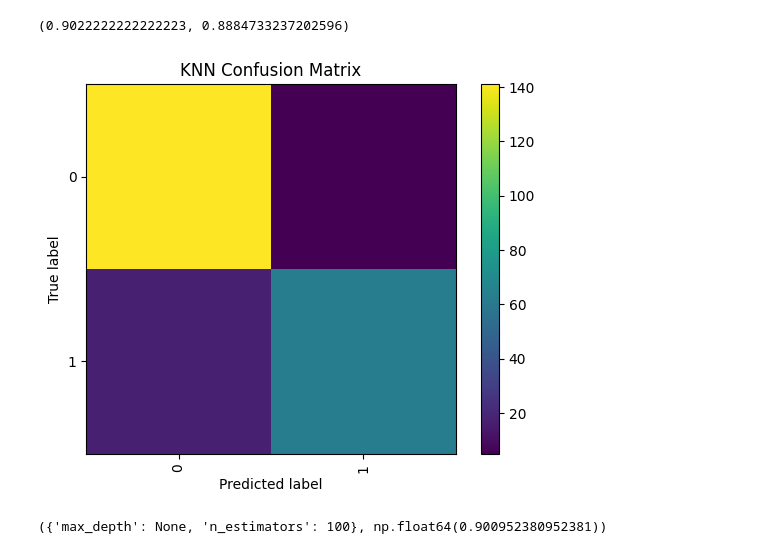
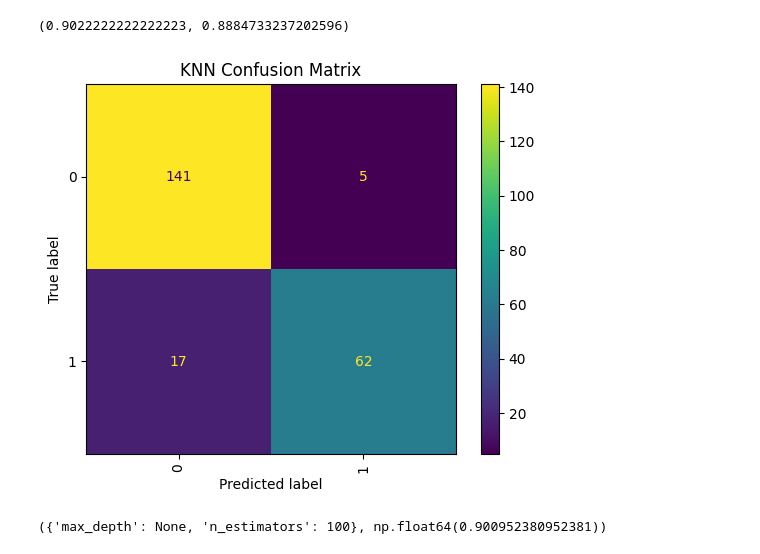
Before and after one commit to renaissag/electrical_engineeing_Quantum_Devices_KNN, a Jupyter notebook: Renaissa_Quantum_Devices_KNN.ipynb, the cells around one changed output. Cells and saved outputs as stored; diff of their text form; code cells hidden in the pictures.

```diff
--- a/Renaissa_Quantum_Devices_KNN.ipynb
+++ b/Renaissa_Quantum_Devices_KNN.ipynb
@@ -258,15 +258,15 @@ acc_knn, f1_knn
 # %%
 from sklearn.metrics import ConfusionMatrixDisplay
 
 cm_knn = confusion_matrix(y_test, y_pred, labels=best_knn.classes_)
 
 ConfusionMatrixDisplay(cm_knn, display_labels=best_knn.classes_).plot(
-    xticks_rotation='vertical', include_values=False
+    xticks_rotation='vertical', include_values=True
 )
 plt.title("KNN Confusion Matrix")
 plt.show()
 # %% [output]
-[figure, old version]
+[figure, new version]
 # %%
 from sklearn.ensemble import RandomForestClassifier
 
```
Also changed, not shown: parts of 2 cells of this notebook.
